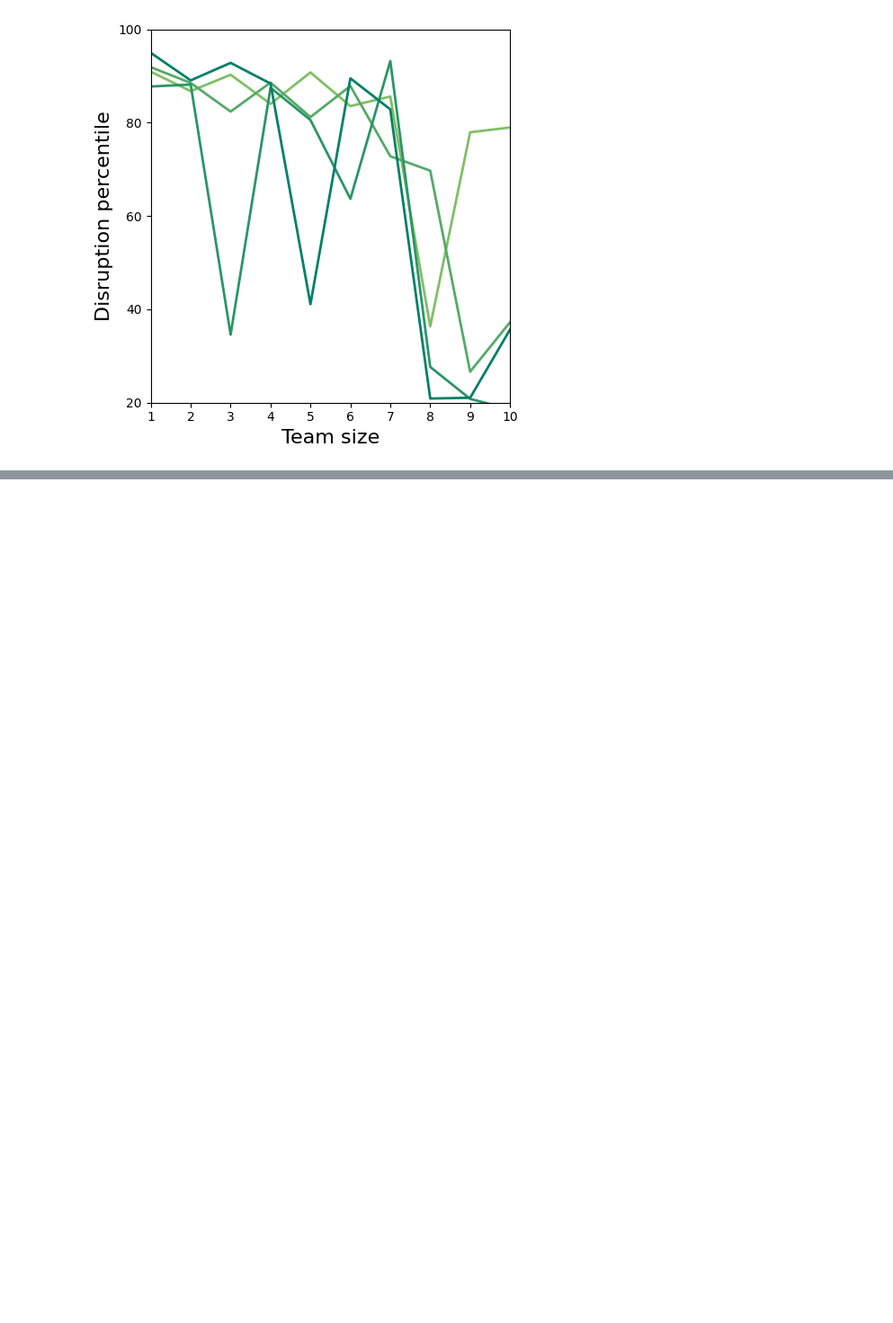
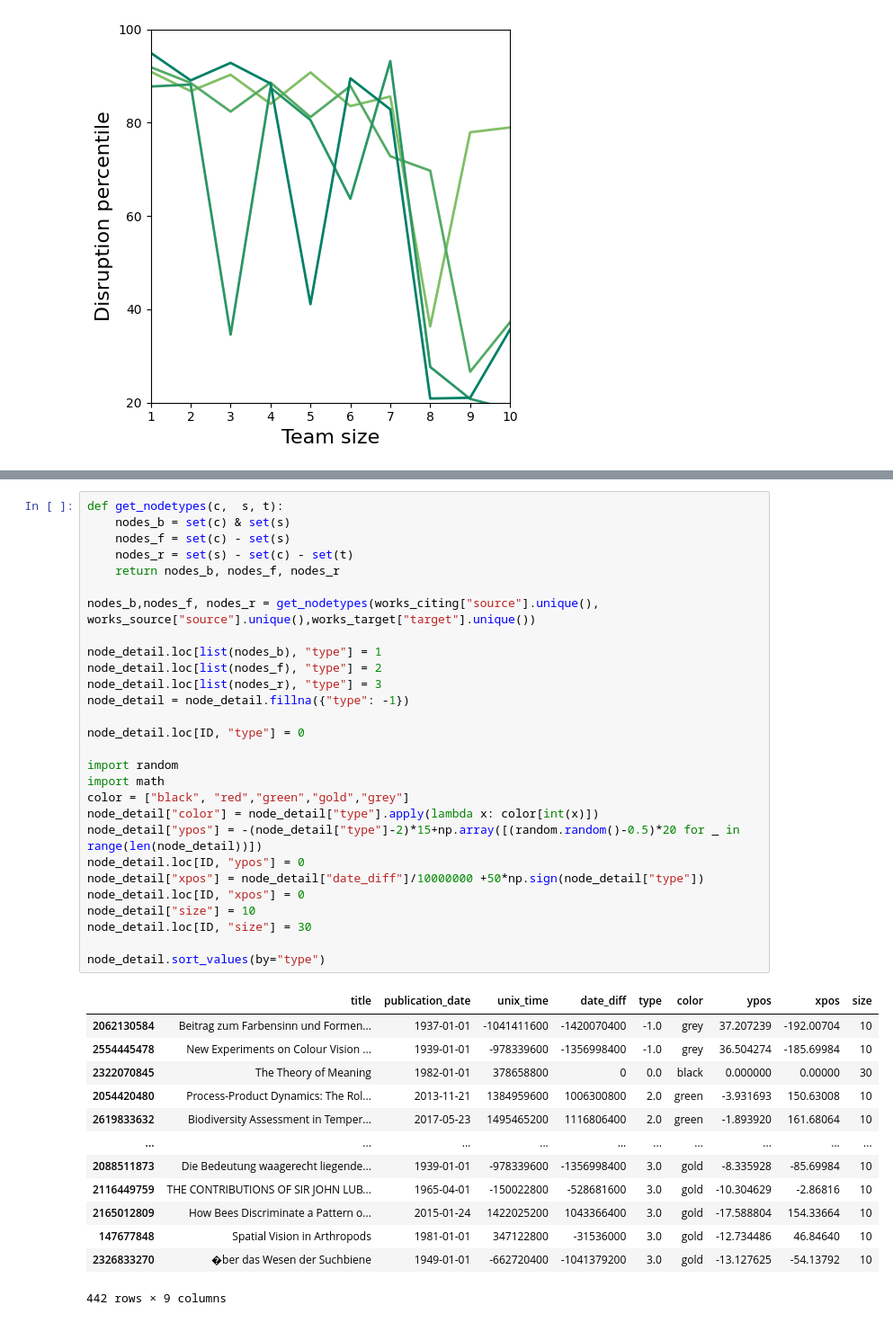
Before and after one commit to ScisciJP/tutorial_jp, a Jupyter notebook: 3-Disruptiveness copy.ipynb, the cells around one changed output, grey strips where cells are left out. Shown: that part at 90% size. Drawn from its saved outputs; the diff is of its cells as text; blank space fills up the shorter version.

```diff
--- a/3-Disruptiveness copy.ipynb
+++ b/3-Disruptiveness copy.ipynb
@@ -709,0 +743,42 @@ plt.tight_layout()
+# %%
+def get_nodetypes(c,  s, t):
+    nodes_b = set(c) & set(s)
+    nodes_f = set(c) - set(s)
+    nodes_r = set(s) - set(c) - set(t)
+    return nodes_b, nodes_f, nodes_r
+
+nodes_b,nodes_f, nodes_r = get_nodetypes(works_citing["source"].unique(), works_source["source"].unique(),works_target["target"].unique())
+
+node_detail.loc[list(nodes_b), "type"] = 1
+node_detail.loc[list(nodes_f), "type"] = 2
+node_detail.loc[list(nodes_r), "type"] = 3
+node_detail = node_detail.fillna({"type": -1})
+
+node_detail.loc[ID, "type"] = 0
+
+import random
+import math
+color = ["black", "red","green","gold","grey"]
+node_detail["color"] = node_detail["type"].apply(lambda x: color[int(x)])
+node_detail["ypos"] = -(node_detail["type"]-2)*15+np.array([(random.random()-0.5)*20 for _ in range(len(node_detail))])
+node_detail.loc[ID, "ypos"] = 0
+node_detail["xpos"] = node_detail["date_diff"]/10000000 +50*np.sign(node_detail["type"])
+node_detail.loc[ID, "xpos"] = 0
+node_detail["size"] = 10
+node_detail.loc[ID, "size"] = 30
+
+node_detail.sort_values(by="type")
+# %% [output]
+|  | title | publication_date | unix_time | date_diff | type | color | ypos | xpos | size |
+| 2062130584 | Beitrag zum Farbensinn und Formen... | 1937-01-01 | -1041411600 | -1420070400 | -1.0 | grey | 37.207239 | -192.00704 | 10 |
+| 2554445478 | New Experiments on Colour Vision ... | 1939-01-01 | -978339600 | -1356998400 | -1.0 | grey | 36.504274 | -185.69984 | 10 |
+| 2322070845 | The Theory of Meaning | 1982-01-01 | 378658800 | 0 | 0.0 | black | 0.000000 | 0.00000 | 30 |
+| 2054420480 | Process-Product Dynamics: The Rol... | 2013-11-21 | 1384959600 | 1006300800 | 2.0 | green | -3.931693 | 150.63008 | 10 |
+| 2619833632 | Biodiversity Assessment in Temper... | 2017-05-23 | 1495465200 | 1116806400 | 2.0 | green | -1.893920 | 161.68064 | 10 |
+| ... | ... | ... | ... | ... | ... | ... | ... | ... | ... |
+| 2088511873 | Die Bedeutung waagerecht liegende... | 1939-01-01 | -978339600 | -1356998400 | 3.0 | gold | -8.335928 | -85.69984 | 10 |
+| 2116449759 | THE CONTRIBUTIONS OF SIR JOHN LUB... | 1965-04-01 | -150022800 | -528681600 | 3.0 | gold | -10.304629 | -2.86816 | 10 |
+| 2165012809 | How Bees Discriminate a Pattern o... | 2015-01-24 | 1422025200 | 1043366400 | 3.0 | gold | -17.588804 | 154.33664 | 10 |
+| 147677848 | Spatial Vision in Arthropods | 1981-01-01 | 347122800 | -31536000 | 3.0 | gold | -12.734486 | 46.84640 | 10 |
+| 2326833270 | �ber das Wesen der Suchbiene | 1949-01-01 | -662720400 | -1041379200 | 3.0 | gold | -13.127625 | -54.13792 | 10 |
+442 rows × 9 columns
```
Also changed, not shown: parts of 14 cells of this notebook.
